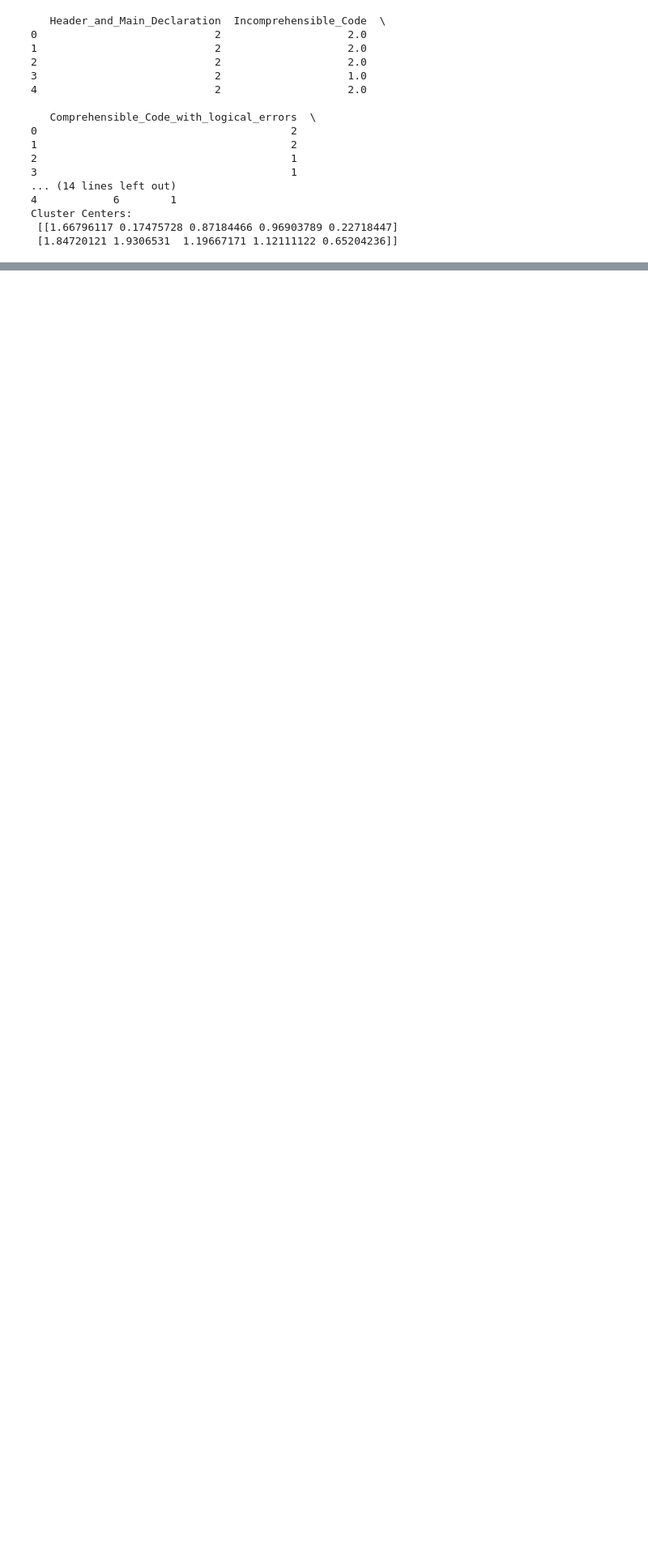
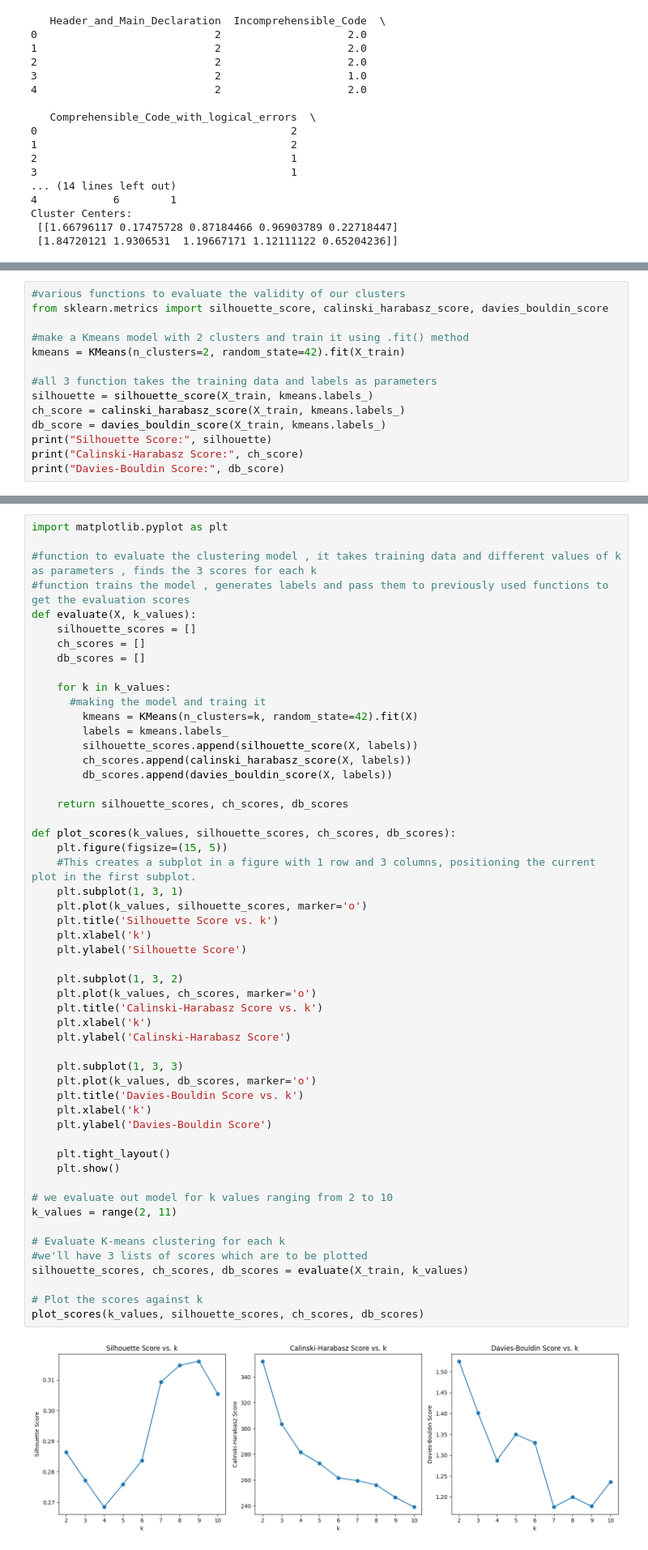
Before and after one commit to Hitesh918/machineLearning, a Jupyter notebook: lab5.ipynb, the cells around one changed output, grey strips where cells are left out. Shown at 81% size. Cells and saved outputs as stored; diff of their text form; blank space fills up the shorter version.

```diff
--- a/lab5.ipynb
+++ b/lab5.ipynb
@@ -179,0 +182,14 @@ Cluster Centers:
+# %%
+#various functions to evaluate the validity of our clusters
+from sklearn.metrics import silhouette_score, calinski_harabasz_score, davies_bouldin_score
+
+#make a Kmeans model with 2 clusters and train it using .fit() method
+kmeans = KMeans(n_clusters=2, random_state=42).fit(X_train)
+
+#all 3 function takes the training data and labels as parameters
+silhouette = silhouette_score(X_train, kmeans.labels_)
+ch_score = calinski_harabasz_score(X_train, kmeans.labels_)
+db_score = davies_bouldin_score(X_train, kmeans.labels_)
+print("Silhouette Score:", silhouette)
+print("Calinski-Harabasz Score:", ch_score)
+print("Davies-Bouldin Score:", db_score)
@@ -179,0 +202,55 @@ Cluster Centers:
+# %%
+import matplotlib.pyplot as plt
+
+#function to evaluate the clustering model , it takes training data and different values of k as parameters , finds the 3 scores for each k
+#function trains the model , generates labels and pass them to previously used functions to get the evaluation scores
+def evaluate(X, k_values):
+    silhouette_scores = []
+    ch_scores = []
+    db_scores = []
+
+    for k in k_values:
+      #making the model and traing it
+        kmeans = KMeans(n_clusters=k, random_state=42).fit(X)
+        labels = kmeans.labels_
+        silhouette_scores.append(silhouette_score(X, labels))
+        ch_scores.append(calinski_harabasz_score(X, labels))
+        db_scores.append(davies_bouldin_score(X, labels))
+
+    return silhouette_scores, ch_scores, db_scores
+
+def plot_scores(k_values, silhouette_scores, ch_scores, db_scores):
+    plt.figure(figsize=(15, 5))
+    #This creates a subplot in a figure with 1 row and 3 columns, positioning the current plot in the first subplot.
+    plt.subplot(1, 3, 1)
+    plt.plot(k_values, silhouette_scores, marker='o')
+    plt.title('Silhouette Score vs. k')
+    plt.xlabel('k')
+    plt.ylabel('Silhouette Score')
+
+    plt.subplot(1, 3, 2)
+    plt.plot(k_values, ch_scores, marker='o')
+    plt.title('Calinski-Harabasz Score vs. k')
+    plt.xlabel('k')
+    plt.ylabel('Calinski-Harabasz Score')
+
+    plt.subplot(1, 3, 3)
+    plt.plot(k_values, db_scores, marker='o')
+    plt.title('Davies-Bouldin Score vs. k')
+    plt.xlabel('k')
+    plt.ylabel('Davies-Bouldin Score')
+
+    plt.tight_layout()
+    plt.show()
+
+# we evaluate out model for k values ranging from 2 to 10
+k_values = range(2, 11)
+
+# Evaluate K-means clustering for each k
+#we'll have 3 lists of scores which are to be plotted
+silhouette_scores, ch_scores, db_scores = evaluate(X_train, k_values)
+
+# Plot the scores against k
+plot_scores(k_values, silhouette_scores, ch_scores, db_scores)
+# %% [output]
+[figure, added]
```
Also changed, not shown: parts of 5 cells of this notebook.
